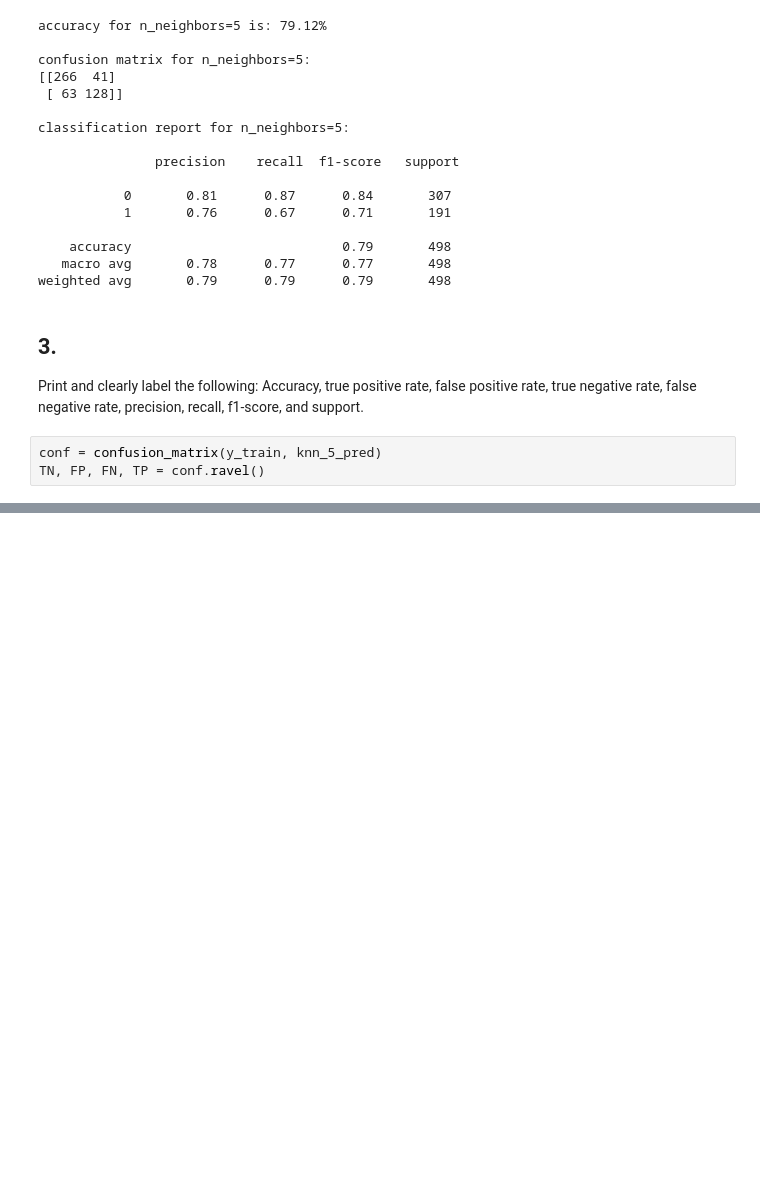
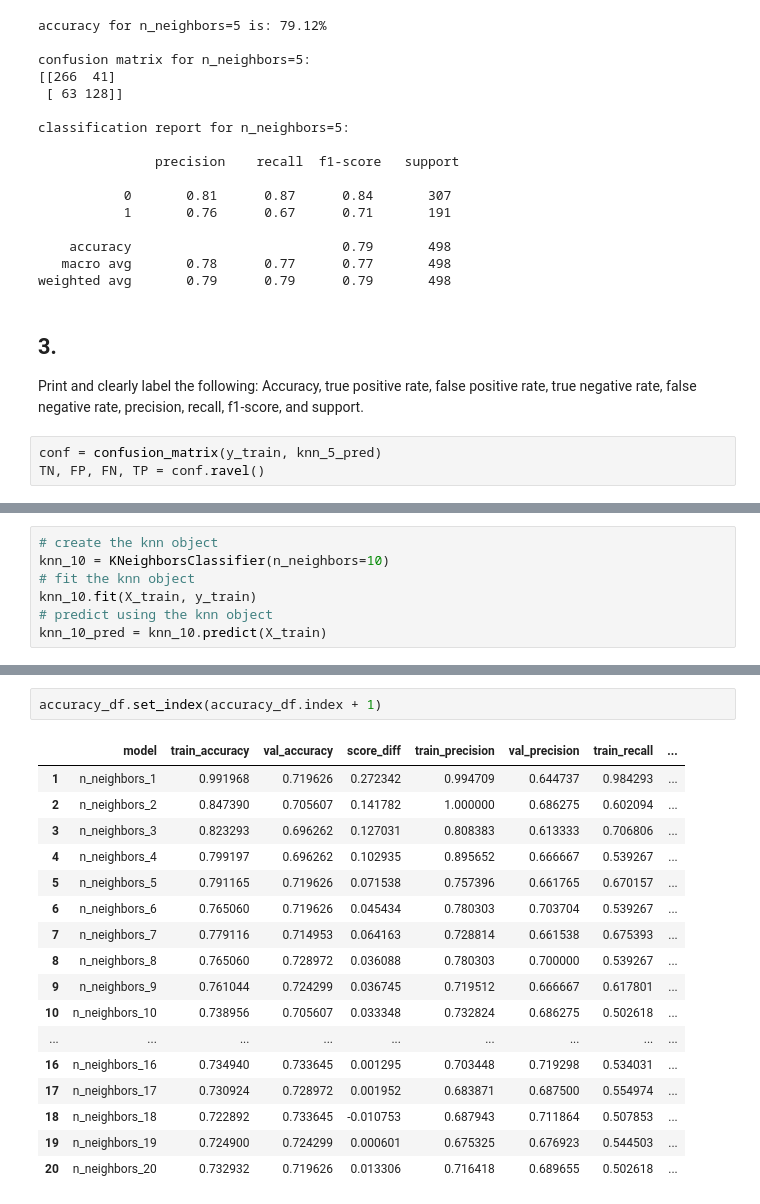
Before and after one commit to Adam-Harris87/classification-exercises, a Jupyter notebook: knn_model.ipynb, the cells around one changed output, grey strips where cells are left out. Cells and saved outputs as stored; diff of their text form; blank space fills up the shorter version.

```diff
--- a/knn_model.ipynb
+++ b/knn_model.ipynb
@@ -104,0 +109,7 @@ TypeError: unsupported format string passed to tuple.__format__
+# %%
+# create the knn object
+knn_10 = KNeighborsClassifier(n_neighbors=10)
+# fit the knn object
+knn_10.fit(X_train, y_train)
+# predict using the knn object
+knn_10_pred = knn_10.predict(X_train)
@@ -104,0 +213,20 @@ TypeError: unsupported format string passed to tuple.__format__
+# %%
+accuracy_df.set_index(accuracy_df.index + 1)
+# %% [output]
+|  | model | train_accuracy | val_accuracy | score_diff | train_precision | val_precision | train_recall | ... |
+| 1 | n_neighbors_1 | 0.991968 | 0.719626 | 0.272342 | 0.994709 | 0.644737 | 0.984293 | ... |
+| 2 | n_neighbors_2 | 0.847390 | 0.705607 | 0.141782 | 1.000000 | 0.686275 | 0.602094 | ... |
+| 3 | n_neighbors_3 | 0.823293 | 0.696262 | 0.127031 | 0.808383 | 0.613333 | 0.706806 | ... |
+| 4 | n_neighbors_4 | 0.799197 | 0.696262 | 0.102935 | 0.895652 | 0.666667 | 0.539267 | ... |
+| 5 | n_neighbors_5 | 0.791165 | 0.719626 | 0.071538 | 0.757396 | 0.661765 | 0.670157 | ... |
+| 6 | n_neighbors_6 | 0.765060 | 0.719626 | 0.045434 | 0.780303 | 0.703704 | 0.539267 | ... |
+| 7 | n_neighbors_7 | 0.779116 | 0.714953 | 0.064163 | 0.728814 | 0.661538 | 0.675393 | ... |
+| 8 | n_neighbors_8 | 0.765060 | 0.728972 | 0.036088 | 0.780303 | 0.700000 | 0.539267 | ... |
+| 9 | n_neighbors_9 | 0.761044 | 0.724299 | 0.036745 | 0.719512 | 0.666667 | 0.617801 | ... |
+| 10 | n_neighbors_10 | 0.738956 | 0.705607 | 0.033348 | 0.732824 | 0.686275 | 0.502618 | ... |
+| ... | ... | ... | ... | ... | ... | ... | ... | ... |
+| 16 | n_neighbors_16 | 0.734940 | 0.733645 | 0.001295 | 0.703448 | 0.719298 | 0.534031 | ... |
+| 17 | n_neighbors_17 | 0.730924 | 0.728972 | 0.001952 | 0.683871 | 0.687500 | 0.554974 | ... |
+| 18 | n_neighbors_18 | 0.722892 | 0.733645 | -0.010753 | 0.687943 | 0.711864 | 0.507853 | ... |
+| 19 | n_neighbors_19 | 0.724900 | 0.724299 | 0.000601 | 0.675325 | 0.676923 | 0.544503 | ... |
+| 20 | n_neighbors_20 | 0.732932 | 0.719626 | 0.013306 | 0.716418 | 0.689655 | 0.502618 | ... |
```
Also changed, not shown: parts of 13 cells of this notebook.
